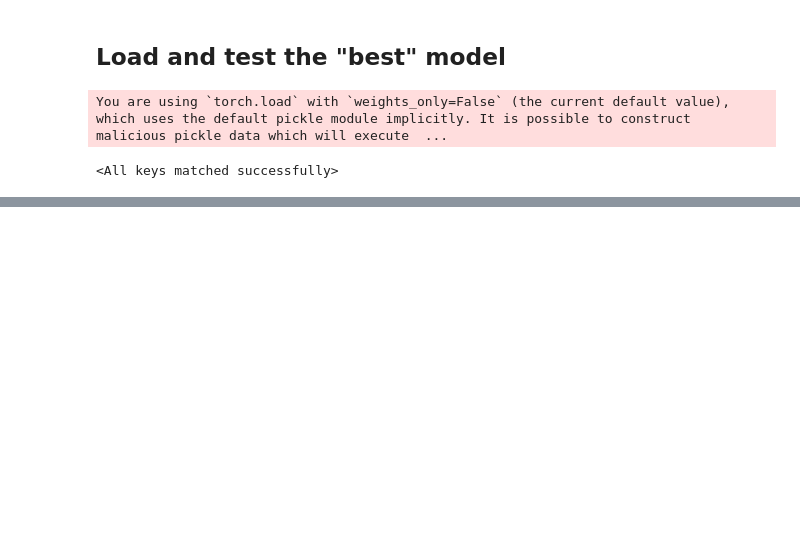
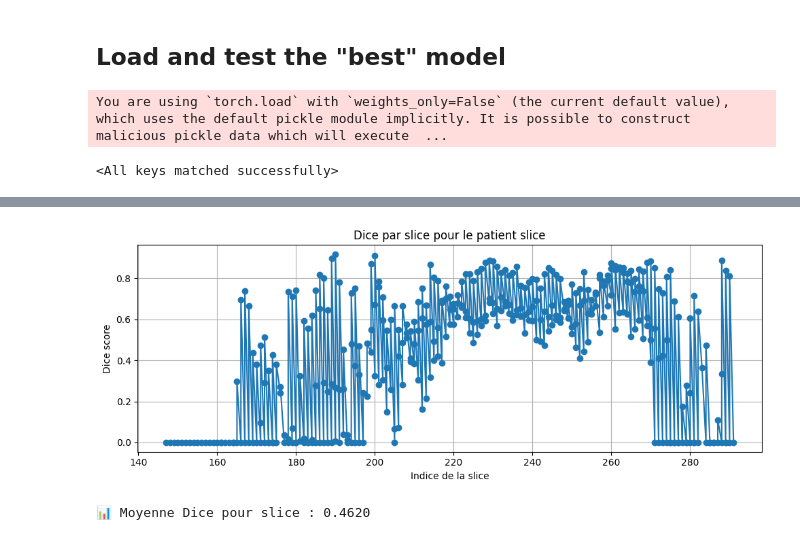
Before and after one commit to lucas-science/SEP_segmentation, a Jupyter notebook: version_image.ipynb, the cells around one changed output, grey strips where cells are left out. Saved outputs shown, nothing was run; the diff lists cells and outputs as text; code cells hidden in the pictures; blank space fills up the shorter version.

```diff
--- a/version_image.ipynb
+++ b/version_image.ipynb
@@ -253,7 +353,7 @@ num_classes  = 1      #  e.g. 1 for binary segmentation (background vs object)
 input_shape = (input_channels, width, height)  # This is the shape of the input image to the network
 output_shape = (num_classes, width, height)  # This is the shape of the output mask
 init_channels = 32              # This is the number of channels in the first layer of the network
-model_weights_path = "model_unet_no_data_traitement_120.pth"
+model_weights_path = "delete_exces_empty_mask_slice.pth"
 # %% [markdown]
 #### The UNet model
 # %%
@@ -552,0 +715,5 @@ Image shape: torch.Size([1, 1, 256, 256])
+# %%
+evaluate_model_per_patient(model, test_dataloader, device)
+# %% [output]
+[figure, added]
+📊 Moyenne Dice pour slice : 0.4620
```
Also changed, not shown: parts of 13 cells of this notebook, 6 other files.
